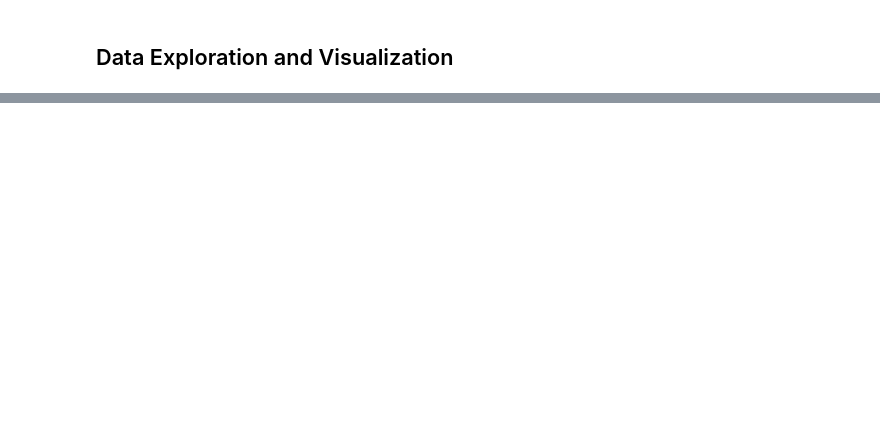
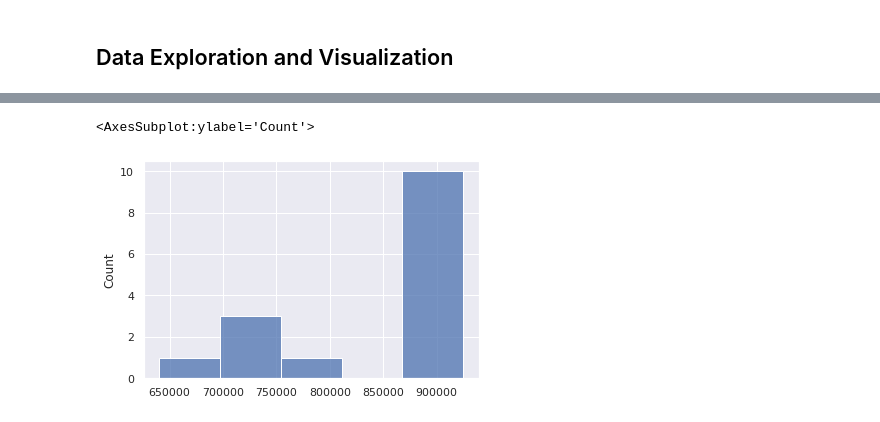
Before and after one commit to PrakritiAilavadi/Kaggle, a Jupyter notebook: predicting-nhl-player-salaries.ipynb, the cells around one changed output, grey strips where cells are left out. Saved outputs shown, nothing was run; the diff lists cells and outputs as text; code cells hidden in the pictures; blank space fills up the shorter version.

```diff
--- a/predicting-nhl-player-salaries.ipynb
+++ b/predicting-nhl-player-salaries.ipynb
@@ -342,0 +410,3 @@ test_df.shape
+# %%
+youngest_players = all_data_predictors['Full_Name'][all_data_predictors['Birth_Year']>1999]
+youngest_players
@@ -342,0 +454,5 @@ test_df.shape
+# %%
+sns.histplot(youngest_players_salaries)
+# %% [output]
+<AxesSubplot:ylabel='Count'>
+[figure, added]
```
Also changed, not shown: parts of 14 cells of this notebook.
